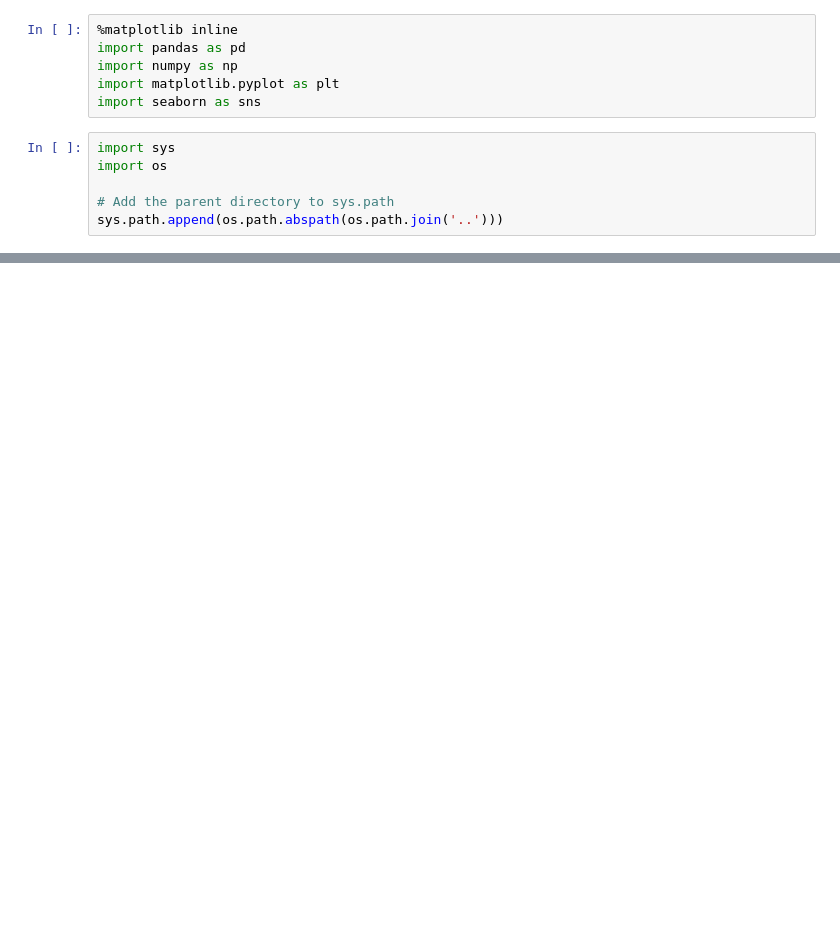
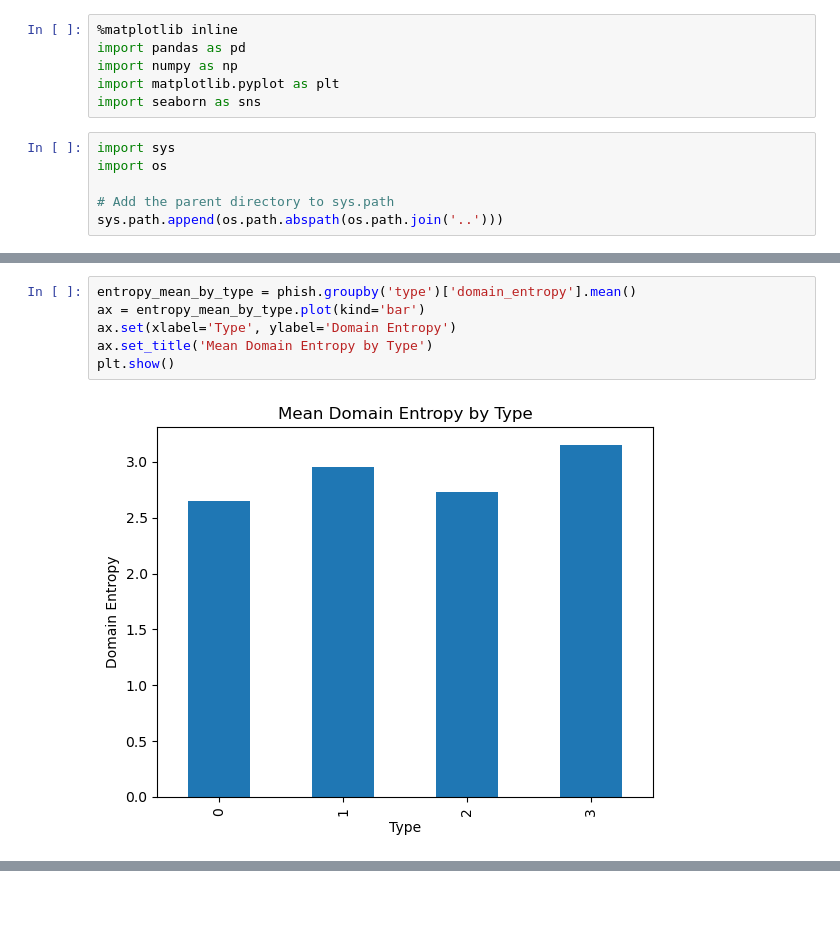
Before and after one commit to InvalcreInc/parental-control-classification, a Jupyter notebook: notebooks/classifier.ipynb, the cells around one changed output, grey strips where cells are left out. Cells and saved outputs as stored; diff of their text form; blank space fills up the shorter version.

```diff
--- a/notebooks/classifier.ipynb
+++ b/notebooks/classifier.ipynb
@@ -118,0 +63,8 @@ Name: count, dtype: int64
+# %%
+entropy_mean_by_type = phish.groupby('type')['domain_entropy'].mean()
+ax = entropy_mean_by_type.plot(kind='bar')
+ax.set(xlabel='Type', ylabel='Domain Entropy')
+ax.set_title('Mean Domain Entropy by Type')
+plt.show()
+# %% [output]
+[figure, added]
```
Also changed, not shown: parts of 36 cells of this notebook, 28 other files.
